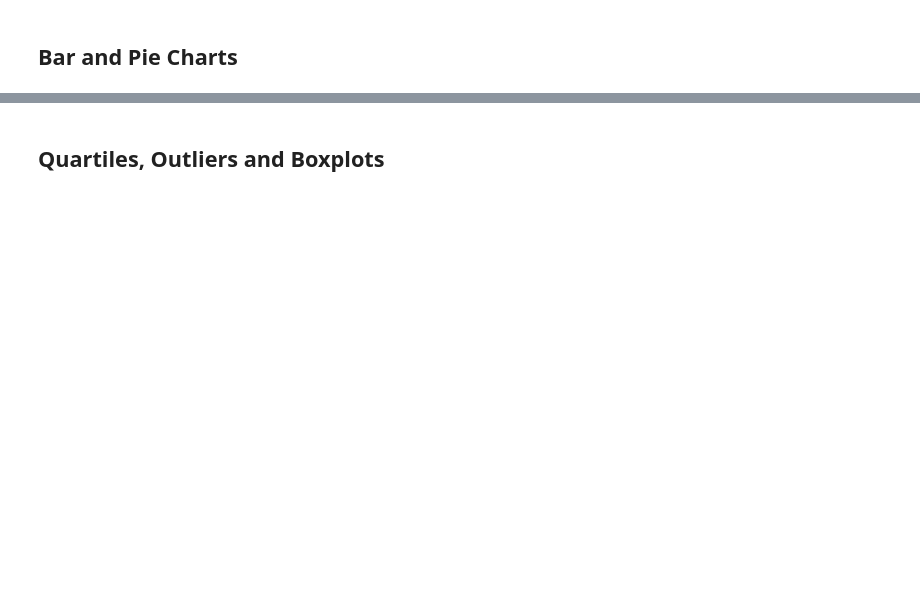
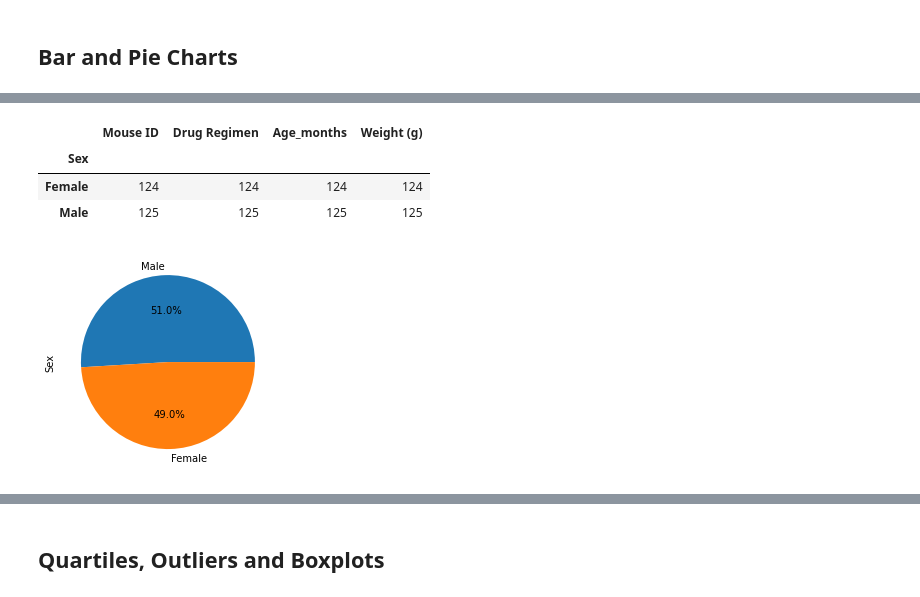
Before and after one commit to lydiapf/Matplotlip-homework, a Jupyter notebook: Pymaceuticals/pymaceuticals_starter.ipynb, the cells around one changed output, grey strips where cells are left out. Drawn from its saved outputs; the diff is of its cells as text; code cells hidden in the pictures; blank space fills up the shorter version.

```diff
--- a/Pymaceuticals/pymaceuticals_starter.ipynb
+++ b/Pymaceuticals/pymaceuticals_starter.ipynb
@@ -173,4 +174,20 @@ plt.show()
+# %%
+gender = mouse_data.groupby("Sex").count()
+
+gender
+# %% [output]
+|  | Mouse ID | Drug Regimen | Age_months | Weight (g) |
+| Sex |  |  |  |  |
+| Female | 124 | 124 | 124 | 124 |
+| Male | 125 | 125 | 125 | 125 |
 # %%
 # Generate a pie plot showing the distribution of female versus male mice using pandas
+
+gender_mice = clean_data["Sex"].value_counts()
+gender_mice.plot(kind='pie', autopct='%1.1f%%')
+
+plt.show()
+# %% [output]
+[figure, added]
 # %%
 # Generate a pie plot showing the distribution of female versus male mice using pyplot
```
Also changed, not shown: parts of 21 cells of this notebook.
